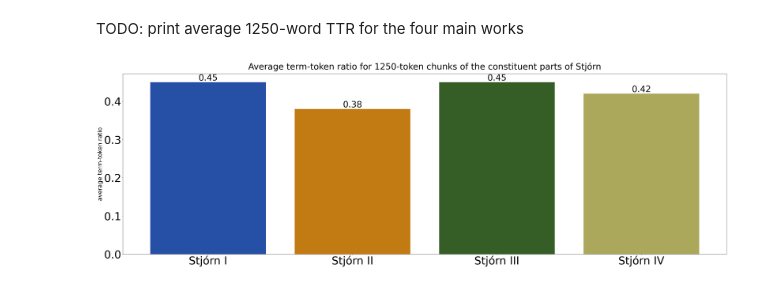
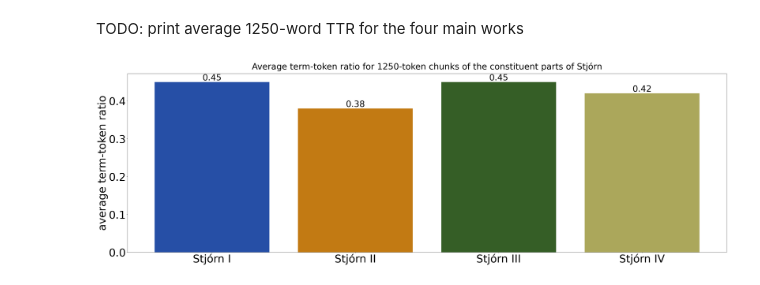
Before and after one commit to langeslag/on-corpus-tools, a Jupyter notebook: stjorn/stylometry.ipynb, the cells around one changed output. Cells and saved outputs as stored; diff of their text form; code cells hidden in the pictures.

```diff
--- a/stjorn/stylometry.ipynb
+++ b/stjorn/stylometry.ipynb
@@ -174,20 +174,20 @@ def ttravg(start, stop, chunksize=1000):
 # %%
 stj1_ttr = ttravg(work_indices['stjorn1'], work_indices['stjorn2'], 1250)
 stj2_ttr = ttravg(work_indices['stjorn2'], work_indices['stjorn3a'], 1250)
 stj3_ttr = round(statistics.fmean([ttravg(work_indices['stjorn3a'], work_indices['stjorn4'], 1250), ttravg(work_indices['stjorn3b'], len(tokens)-1, 1250)]), 2)
 stj4_ttr = ttravg(work_indices['stjorn4'], work_indices['stjorn3b'], 1250)
 
 fig, ax = plt.subplots(figsize=(50,15))
 x = ['Stjórn I', 'Stjórn II', 'Stjórn III', 'Stjórn IV']
 y = [stj1_ttr, stj2_ttr, stj3_ttr, stj4_ttr]
 color = ['#264FA6', '#C27A13', '#355E26', '#ABA75B']
 ax.bar(x,y, color=color)
-ax.set_ylabel('average term-token ratio', fontsize='27')
+ax.set_ylabel('average term-token ratio', fontsize='50')
 ax.set_title('Average term-token ratio for 1250-token chunks of the constituent parts of Stjórn', fontsize='40', pad='20')
 plt.xticks()
 ax.tick_params(axis='both', which='major', labelsize=50)
 ax.bar_label(ax.containers[0], label_type='edge', fontsize='40')
 plt.savefig(fname='avg_ttf.svg', format='svg')
 plt.show()
 # %% [output]
-[figure, old version]
+[figure, new version]
```
Also changed, not shown: parts of 6 cells of this notebook, 1 other file.
